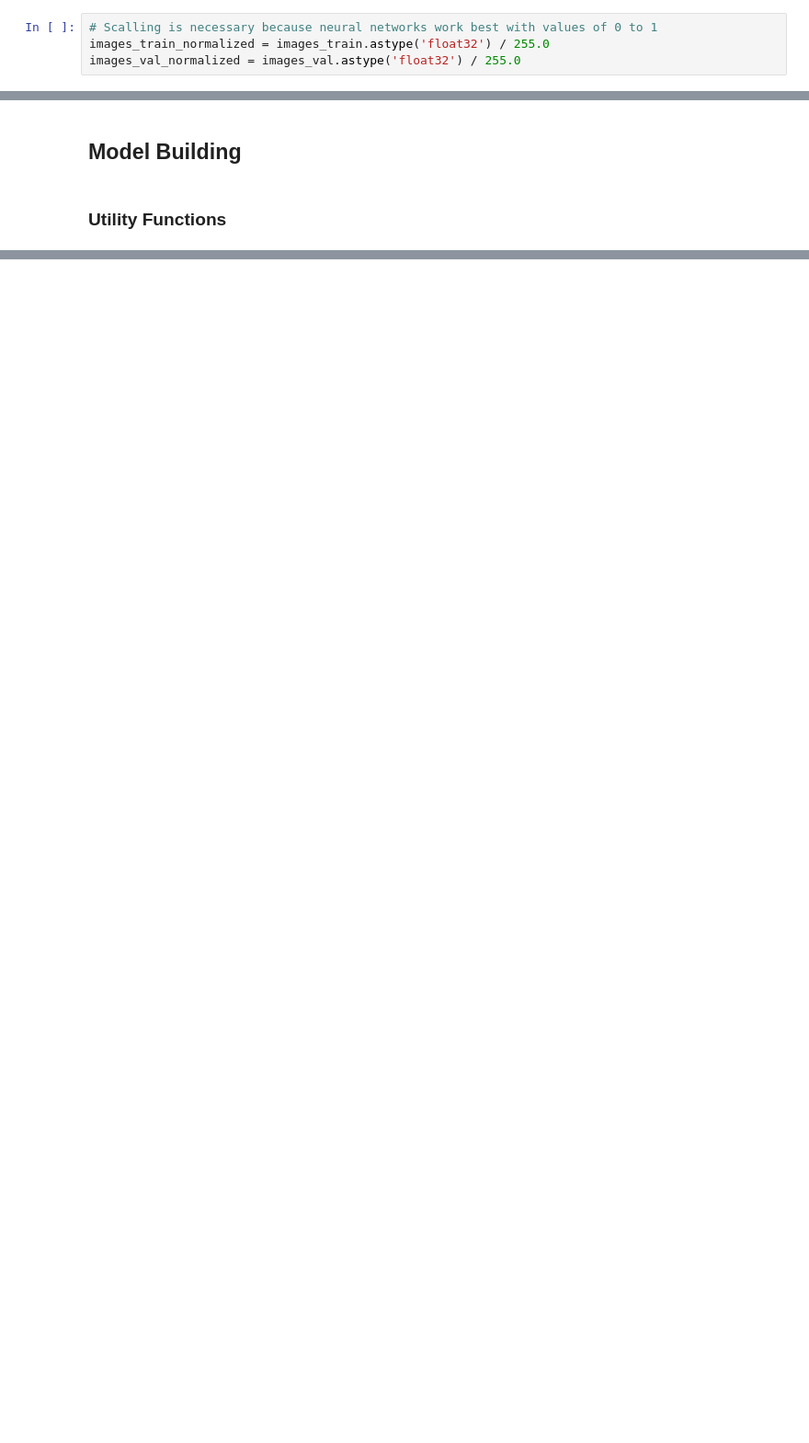
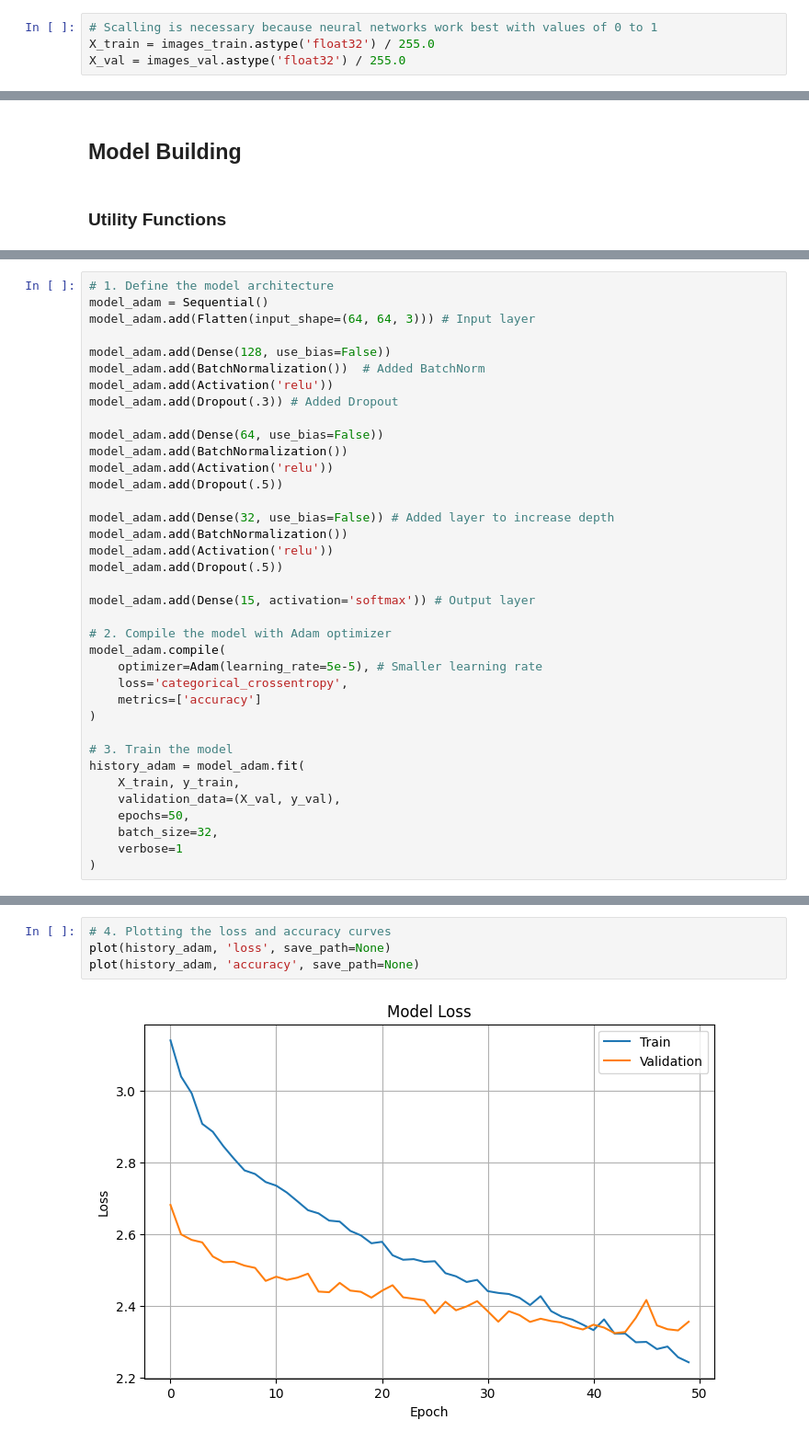
Before and after one commit to xinaxm4/Group1_Assignment, a Jupyter notebook: AI_Homework_2.ipynb, the cells around one changed output, grey strips where cells are left out. Shown at 92% size. Cells and saved outputs as stored; diff of their text form; blank space fills up the shorter version.

```diff
--- a/AI_Homework_2.ipynb
+++ b/AI_Homework_2.ipynb
@@ -134,8 +134,8 @@ plt.xticks(rotation='horizontal');
 ### Data Normalization
 # %%
 # Scalling is necessary because neural networks work best with values of 0 to 1
-images_train_normalized = images_train.astype('float32') / 255.0
-images_val_normalized = images_val.astype('float32') / 255.0
+X_train = images_train.astype('float32') / 255.0
+X_val = images_val.astype('float32') / 255.0
 # %% [markdown]
 ### Encode the target labels
 # %%
@@ -239,0 +327,37 @@ def plot(history, metric):
+# %%
+# 1. Define the model architecture
+model_adam = Sequential()
+model_adam.add(Flatten(input_shape=(64, 64, 3))) # Input layer
+
+model_adam.add(Dense(128, use_bias=False))
+model_adam.add(BatchNormalization())  # Added BatchNorm
+model_adam.add(Activation('relu'))
+model_adam.add(Dropout(.3)) # Added Dropout
+
+model_adam.add(Dense(64, use_bias=False))
+model_adam.add(BatchNormalization())
+model_adam.add(Activation('relu'))
+model_adam.add(Dropout(.5))
+
+model_adam.add(Dense(32, use_bias=False)) # Added layer to increase depth
+model_adam.add(BatchNormalization())
+model_adam.add(Activation('relu'))
+model_adam.add(Dropout(.5))
+
+model_adam.add(Dense(15, activation='softmax')) # Output layer
+
+# 2. Compile the model with Adam optimizer
+model_adam.compile(
+    optimizer=Adam(learning_rate=5e-5), # Smaller learning rate
+    loss='categorical_crossentropy',
+    metrics=['accuracy']
+)
+
+# 3. Train the model
+history_adam = model_adam.fit(
+    X_train, y_train,
+    validation_data=(X_val, y_val),
+    epochs=50,
+    batch_size=32,
+    verbose=1
+)
@@ -239,0 +382,6 @@ def plot(history, metric):
+# %%
+# 4. Plotting the loss and accuracy curves
+plot(history_adam, 'loss', save_path=None)
+plot(history_adam, 'accuracy', save_path=None)
+# %% [output]
+[figure, added]
```
Also changed, not shown: parts of 16 cells of this notebook.
